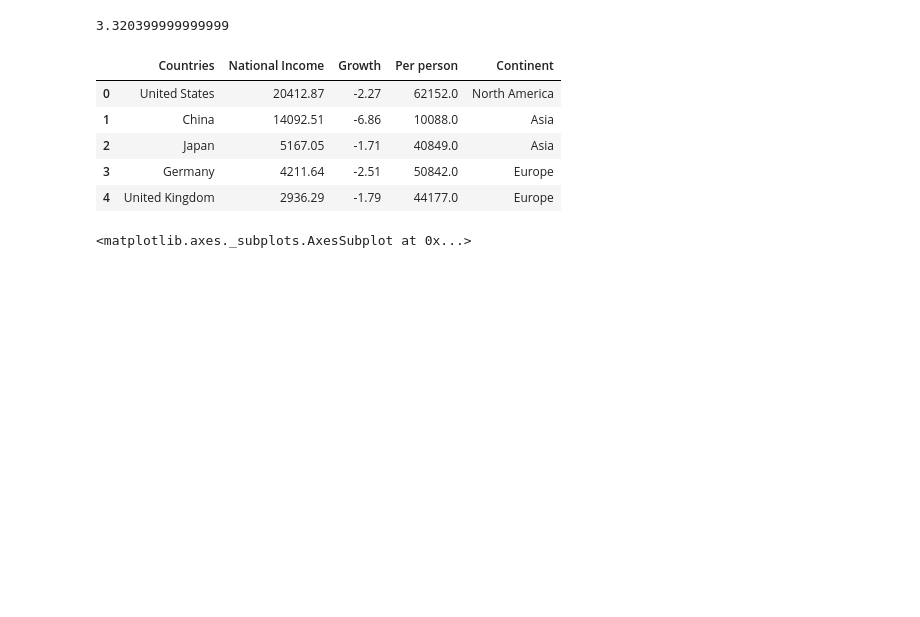
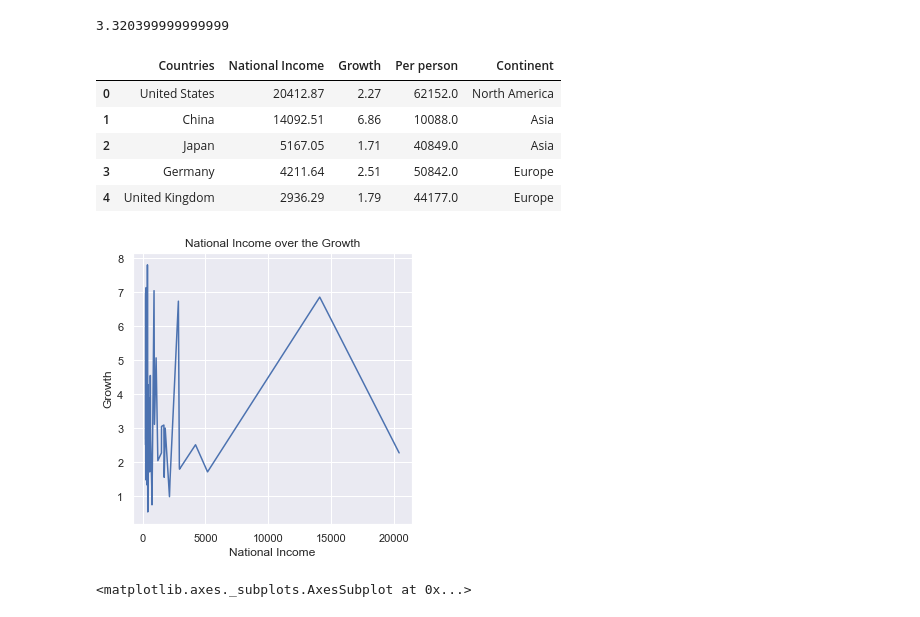
Before and after one commit to mema-max/Assigments, a Jupyter notebook: Assignment-EDA.ipynb, the cells around one changed output. Drawn from its saved outputs; the diff is of its cells as text; code cells hidden in the pictures; blank space fills up the shorter version.

```diff
--- a/Assignment-EDA.ipynb
+++ b/Assignment-EDA.ipynb
@@ -104,15 +105,25 @@ mean
 # %% [output]
 3.320399999999999
 # %%
-df.Growth = df.Growth*(-1)
+df.Growth = df.Growth.abs()
 df.head()
 # %% [output]
 |  | Countries | National Income | Growth | Per person | Continent |
-| 0 | United States | 20412.87 | -2.27 | 62152.0 | North America |
-| 1 | China | 14092.51 | -6.86 | 10088.0 | Asia |
-| 2 | Japan | 5167.05 | -1.71 | 40849.0 | Asia |
-| 3 | Germany | 4211.64 | -2.51 | 50842.0 | Europe |
-| 4 | United Kingdom | 2936.29 | -1.79 | 44177.0 | Europe |
+| 0 | United States | 20412.87 | 2.27 | 62152.0 | North America |
+| 1 | China | 14092.51 | 6.86 | 10088.0 | Asia |
+| 2 | Japan | 5167.05 | 1.71 | 40849.0 | Asia |
+| 3 | Germany | 4211.64 | 2.51 | 50842.0 | Europe |
+| 4 | United Kingdom | 2936.29 | 1.79 | 44177.0 | Europe |
+# %%
+x = df["National Income"]
+y = df["Growth"]
+plt.plot(x, y, 'b')
+plt.xlabel('National Income')
+plt.ylabel('Growth')
+plt.title('National Income over the Growth')
+plt.show()
+# %% [output]
+[figure, added]
 # %%
 sns.distplot(df['Growth'])
 # %% [output]
```
Also changed, not shown: parts of 5 cells of this notebook.
